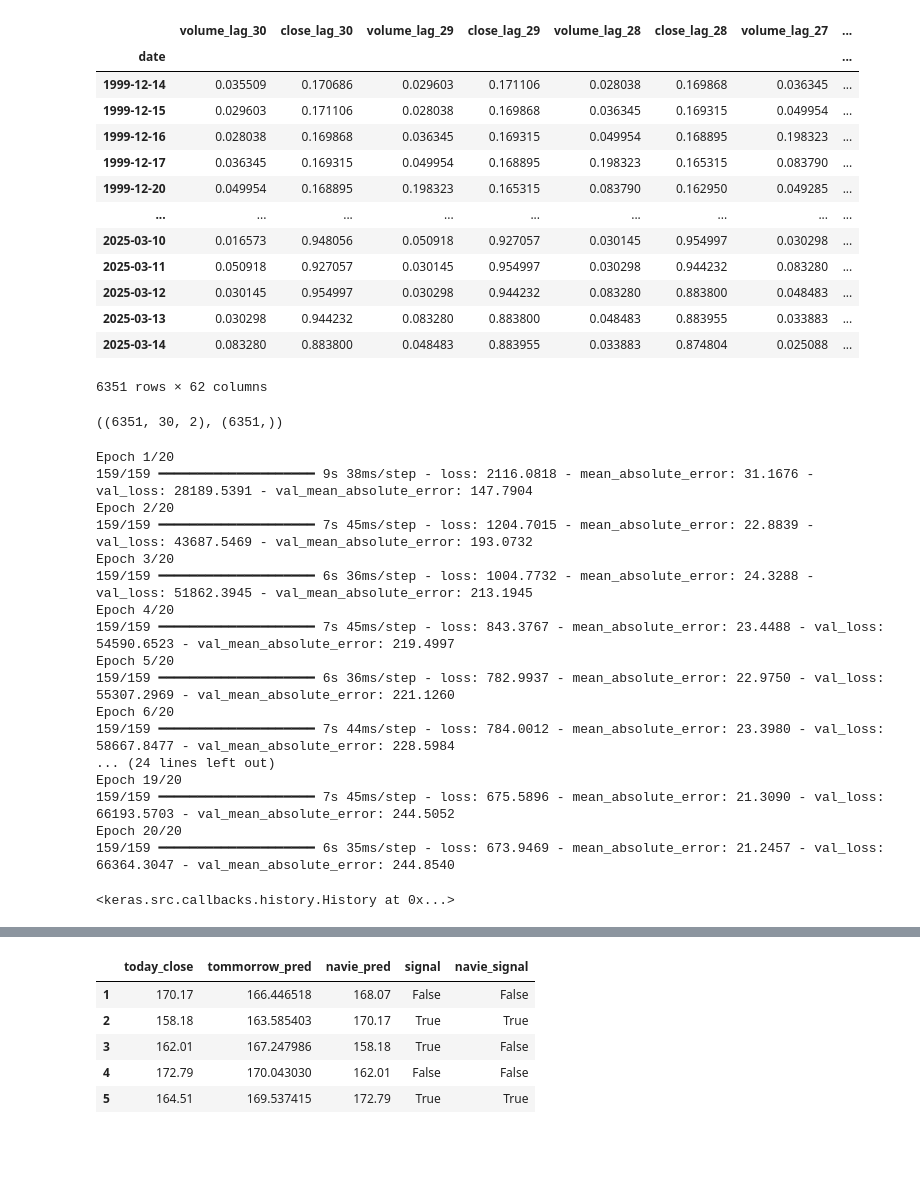
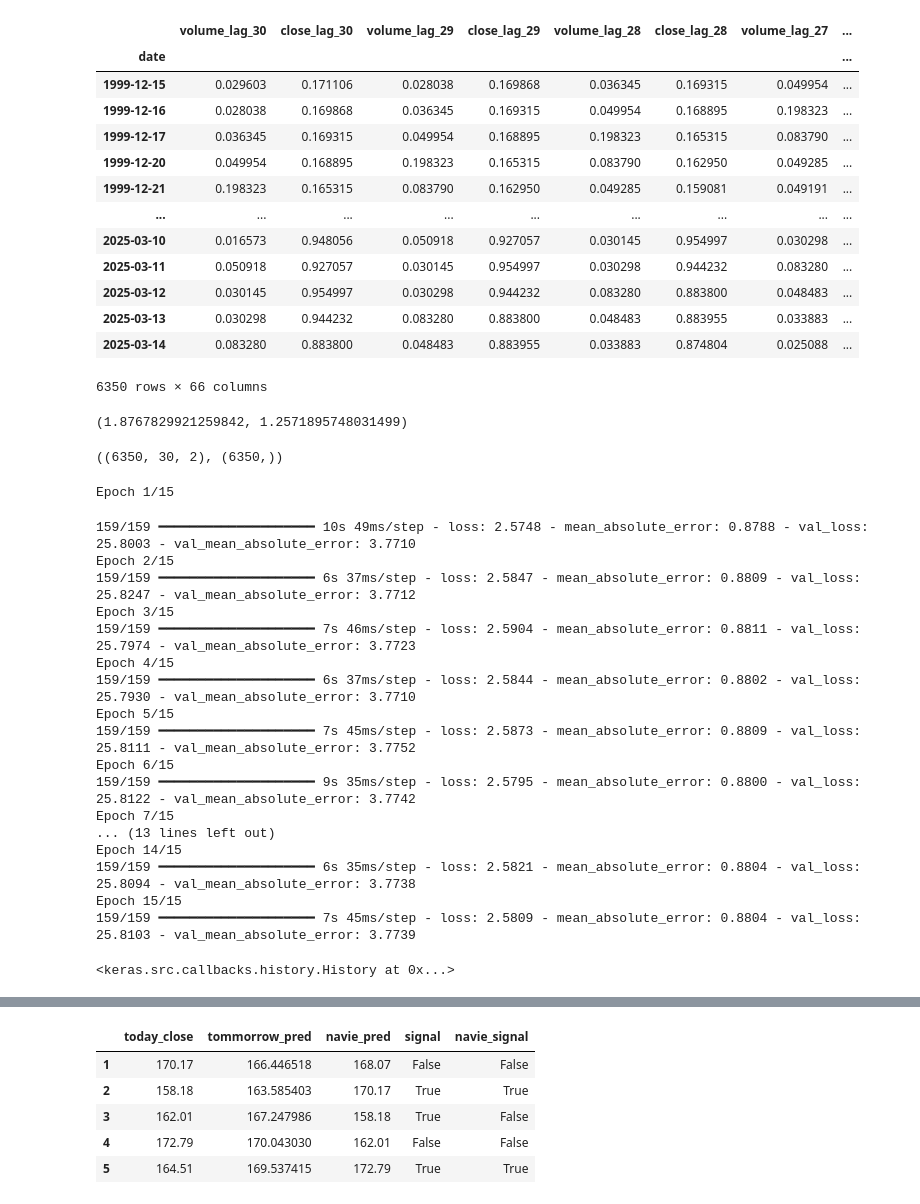
Before and after one commit to meerilahi/algoTrading, a Jupyter notebook: LSTM.ipynb, the cells around one changed output, grey strips where cells are left out. Cells and saved outputs as stored; diff of their text form; code cells hidden in the pictures; blank space fills up the shorter version.

```diff
--- a/LSTM.ipynb
+++ b/LSTM.ipynb
@@ -18,38 +40,47 @@ ts = TimeSeries(key = API_KEY, output_format = 'pandas')
 data = ts.get_daily(symbol = 'MSFT', outputsize = 'full')[0]
 # %%
 df = data[['4. close', '5. volume']]
-df = df.rename(columns = {'4. close':'target', '5. volume': 'volume'})
+df = df.rename(columns = {'4. close':'tommorrow_close', '5. volume': 'volume'})
 df = df[::-1]
 for i in range(1,31):
-    df[f'close_lag_{i}'] = df['target'].shift(i)
+    df[f'close_lag_{i}'] = df['tommorrow_close'].shift(i)
     df[f'volume_lag_{i}'] = df['volume'].shift(i)
 df = df.dropna()
 df = df.iloc[::,::-1]
+df['true_diff'] = df['close'] - df['close_lag_1']
+df['naive_diff_pred'] = df['true_diff'].shift(1)
+df['true_signal'] = df['true_diff'] > 0
+df['naive_signal'] = df['naive_diff_pred'] > 0
+df = df.dropna()
 scaler = MinMaxScaler()
-df.iloc[:,0:-2] = scaler.fit_transform(df.iloc[:,0:-2])
+df.iloc[:,0:-6] = scaler.fit_transform(df.iloc[:,0:-6])
 df
 # %% [output]
 |  | volume_lag_30 | close_lag_30 | volume_lag_29 | close_lag_29 | volume_lag_28 | close_lag_28 | volume_lag_27 | ... |
 | date |  |  |  |  |  |  |  | ... |
-| 1999-12-14 | 0.035509 | 0.170686 | 0.029603 | 0.171106 | 0.028038 | 0.169868 | 0.036345 | ... |
 | 1999-12-15 | 0.029603 | 0.171106 | 0.028038 | 0.169868 | 0.036345 | 0.169315 | 0.049954 | ... |
 | 1999-12-16 | 0.028038 | 0.169868 | 0.036345 | 0.169315 | 0.049954 | 0.168895 | 0.198323 | ... |
 | 1999-12-17 | 0.036345 | 0.169315 | 0.049954 | 0.168895 | 0.198323 | 0.165315 | 0.083790 | ... |
 | 1999-12-20 | 0.049954 | 0.168895 | 0.198323 | 0.165315 | 0.083790 | 0.162950 | 0.049285 | ... |
+| 1999-12-21 | 0.198323 | 0.165315 | 0.083790 | 0.162950 | 0.049285 | 0.159081 | 0.049191 | ... |
 | ... | ... | ... | ... | ... | ... | ... | ... | ... |
 | 2025-03-10 | 0.016573 | 0.948056 | 0.050918 | 0.927057 | 0.030145 | 0.954997 | 0.030298 | ... |
 | 2025-03-11 | 0.050918 | 0.927057 | 0.030145 | 0.954997 | 0.030298 | 0.944232 | 0.083280 | ... |
 | 2025-03-12 | 0.030145 | 0.954997 | 0.030298 | 0.944232 | 0.083280 | 0.883800 | 0.048483 | ... |
 | 2025-03-13 | 0.030298 | 0.944232 | 0.083280 | 0.883800 | 0.048483 | 0.883955 | 0.033883 | ... |
 | 2025-03-14 | 0.083280 | 0.883800 | 0.048483 | 0.883955 | 0.033883 | 0.874804 | 0.025088 | ... |
-6351 rows × 62 columns
+6350 rows × 66 columns
+# %%
+mean_absolute_error(df['target'],df['naive_pred']), mean_absolute_error(df['target'],np.zeros(len(df)))
+# %% [output]
+(1.8767829921259842, 1.2571895748031499)
 # %%
-X = df.iloc[:,:-2].to_numpy()
-X = X.reshape(6351,30,2)
-y = df.iloc[:,-1].to_numpy()
+X = df.iloc[:,:-6].to_numpy()
+X = X.reshape(6350,30,2)
+y = df.iloc[:,-2].to_numpy()
 X.shape, y.shape
 # %% [output]
-((6351, 30, 2), (6351,))
+((6350, 30, 2), (6350,))
 # %%
 split_index = int(len(X) * 0.8)
 X_train, y_train = X[:split_index], y[:split_index]
@@ -64,26 +95,27 @@ model = tf.keras.Sequential([
     tf.keras.layers.Dense(1)
 ])
 model.compile(optimizer='adam',loss='mse', metrics=['mean_absolute_error'])
-model.fit(train_ds.batch(32), epochs = 20,validation_data = test_ds.batch(32))
+model.fit(train_ds.batch(32), epochs = 15,validation_data = test_ds.batch(32))
 # %% [output]
-Epoch 1/20
-159/159 ━━━━━━━━━━━━━━━━━━━━ 9s 38ms/step - loss: 2116.0818 - mean_absolute_error: 31.1676 - val_loss: 28189.5391 - val_mean_absolute_error: 147.7904
-Epoch 2/20
-159/159 ━━━━━━━━━━━━━━━━━━━━ 7s 45ms/step - loss: 1204.7015 - mean_absolute_error: 22.8839 - val_loss: 43687.5469 - val_mean_absolute_error: 193.0732
-Epoch 3/20
-159/159 ━━━━━━━━━━━━━━━━━━━━ 6s 36ms/step - loss: 1004.7732 - mean_absolute_error: 24.3288 - val_loss: 51862.3945 - val_mean_absolute_error: 213.1945
-Epoch 4/20
-159/159 ━━━━━━━━━━━━━━━━━━━━ 7s 45ms/step - loss: 843.3767 - mean_absolute_error: 23.4488 - val_loss: 54590.6523 - val_mean_absolute_error: 219.4997
-Epoch 5/20
-159/159 ━━━━━━━━━━━━━━━━━━━━ 6s 36ms/step - loss: 782.9937 - mean_absolute_error: 22.9750 - val_loss: 55307.2969 - val_mean_absolute_error: 221.1260
-Epoch 6/20
-159/159 ━━━━━━━━━━━━━━━━━━━━ 7s 44ms/step - loss: 784.0012 - mean_absolute_error: 23.3980 - val_loss: 58667.8477 - val_mean_absolute_error: 228.5984
-... (24 lines left out)
-Epoch 19/20
-159/159 ━━━━━━━━━━━━━━━━━━━━ 7s 45ms/step - loss: 675.5896 - mean_absolute_error: 21.3090 - val_loss: 66193.5703 - val_mean_absolute_error: 244.5052
-Epoch 20/20
-159/159 ━━━━━━━━━━━━━━━━━━━━ 6s 35ms/step - loss: 673.9469 - mean_absolute_error: 21.2457 - val_loss: 66364.3047 - val_mean_absolute_error: 244.8540
+Epoch 1/15
-<keras.src.callbacks.history.History at 0x...>
+159/159 ━━━━━━━━━━━━━━━━━━━━ 10s 49ms/step - loss: 2.5748 - mean_absolute_error: 0.8788 - val_loss: 25.8003 - val_mean_absolute_error: 3.7710
+Epoch 2/15
+159/159 ━━━━━━━━━━━━━━━━━━━━ 6s 37ms/step - loss: 2.5847 - mean_absolute_error: 0.8809 - val_loss: 25.8247 - val_mean_absolute_error: 3.7712
+Epoch 3/15
+159/159 ━━━━━━━━━━━━━━━━━━━━ 7s 46ms/step - loss: 2.5904 - mean_absolute_error: 0.8811 - val_loss: 25.7974 - val_mean_absolute_error: 3.7723
+Epoch 4/15
+159/159 ━━━━━━━━━━━━━━━━━━━━ 6s 37ms/step - loss: 2.5844 - mean_absolute_error: 0.8802 - val_loss: 25.7930 - val_mean_absolute_error: 3.7710
+Epoch 5/15
+159/159 ━━━━━━━━━━━━━━━━━━━━ 7s 45ms/step - loss: 2.5873 - mean_absolute_error: 0.8809 - val_loss: 25.8111 - val_mean_absolute_error: 3.7752
+Epoch 6/15
+159/159 ━━━━━━━━━━━━━━━━━━━━ 9s 35ms/step - loss: 2.5795 - mean_absolute_error: 0.8800 - val_loss: 25.8122 - val_mean_absolute_error: 3.7742
+Epoch 7/15
+... (13 lines left out)
+Epoch 14/15
+159/159 ━━━━━━━━━━━━━━━━━━━━ 6s 35ms/step - loss: 2.5821 - mean_absolute_error: 0.8804 - val_loss: 25.8094 - val_mean_absolute_error: 3.7738
+Epoch 15/15
+159/159 ━━━━━━━━━━━━━━━━━━━━ 7s 45ms/step - loss: 2.5809 - mean_absolute_error: 0.8804 - val_loss: 25.8103 - val_mean_absolute_error: 3.7739
+<keras.src.callbacks.history.History at 0x...>
 # %%
 model.save("model_copy.keras")
 model2 = tf.keras.models.load_model("model_copy.keras")
```
Also changed, not shown: parts of 6 cells of this notebook.
